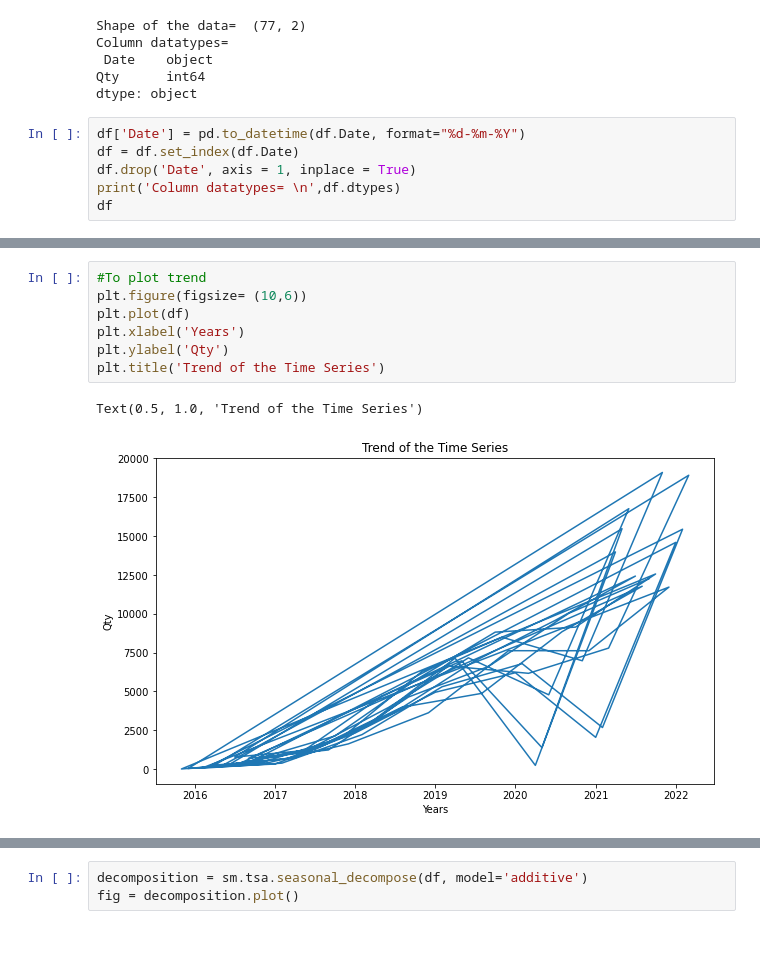
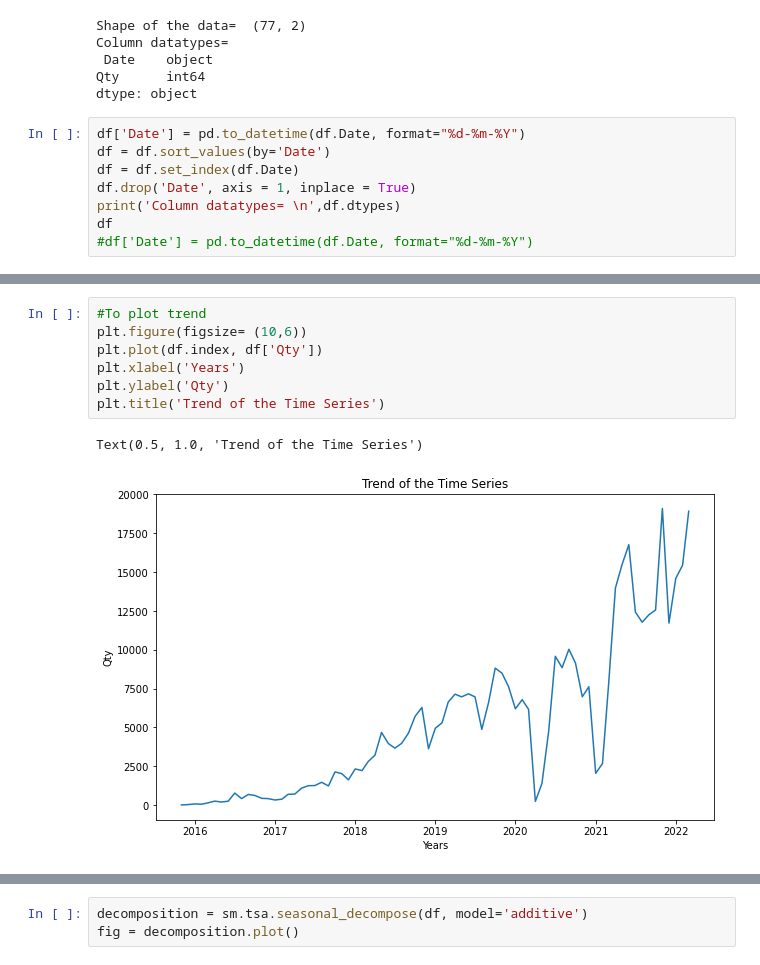
Before and after one commit to Rushayeal/Dissertation, a Jupyter notebook: Source/Tutorial 1 - Sales.ipynb, the cells around one changed output, grey strips where cells are left out. Cells and saved outputs as stored; diff of their text form.

```diff
--- a/Source/Tutorial 1 - Sales.ipynb
+++ b/Source/Tutorial 1 - Sales.ipynb
@@ -83,10 +83,12 @@ Qty      int64
 dtype: object
 # %%
 df['Date'] = pd.to_datetime(df.Date, format="%d-%m-%Y")
+df = df.sort_values(by='Date')
 df = df.set_index(df.Date)
 df.drop('Date', axis = 1, inplace = True)
 print('Column datatypes= \n',df.dtypes)
 df
+#df['Date'] = pd.to_datetime(df.Date, format="%d-%m-%Y")
 # %% [output]
 Column datatypes=
  Qty    int64
@@ -108,11 +120,11 @@ dtype: object
 # %%
 #To plot trend
 plt.figure(figsize= (10,6))
-plt.plot(df)
+plt.plot(df.index, df['Qty'])
 plt.xlabel('Years')
 plt.ylabel('Qty')
 plt.title('Trend of the Time Series')
 # %% [output]
 Text(0.5, 1.0, 'Trend of the Time Series')
-[figure, old version]
+[figure, new version]
 # %%
```
Also changed, not shown: parts of 11 cells of this notebook, 11 other files.
